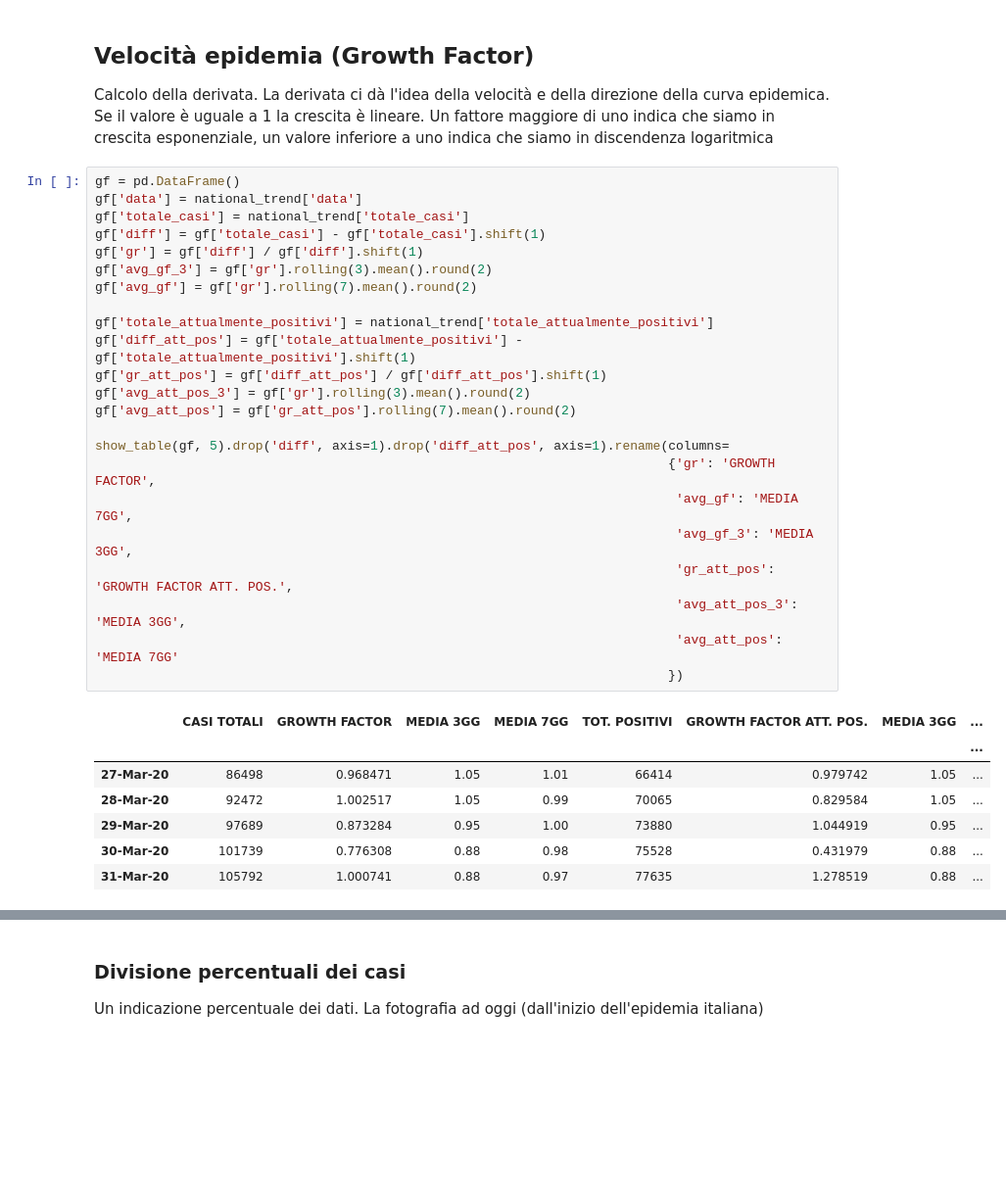
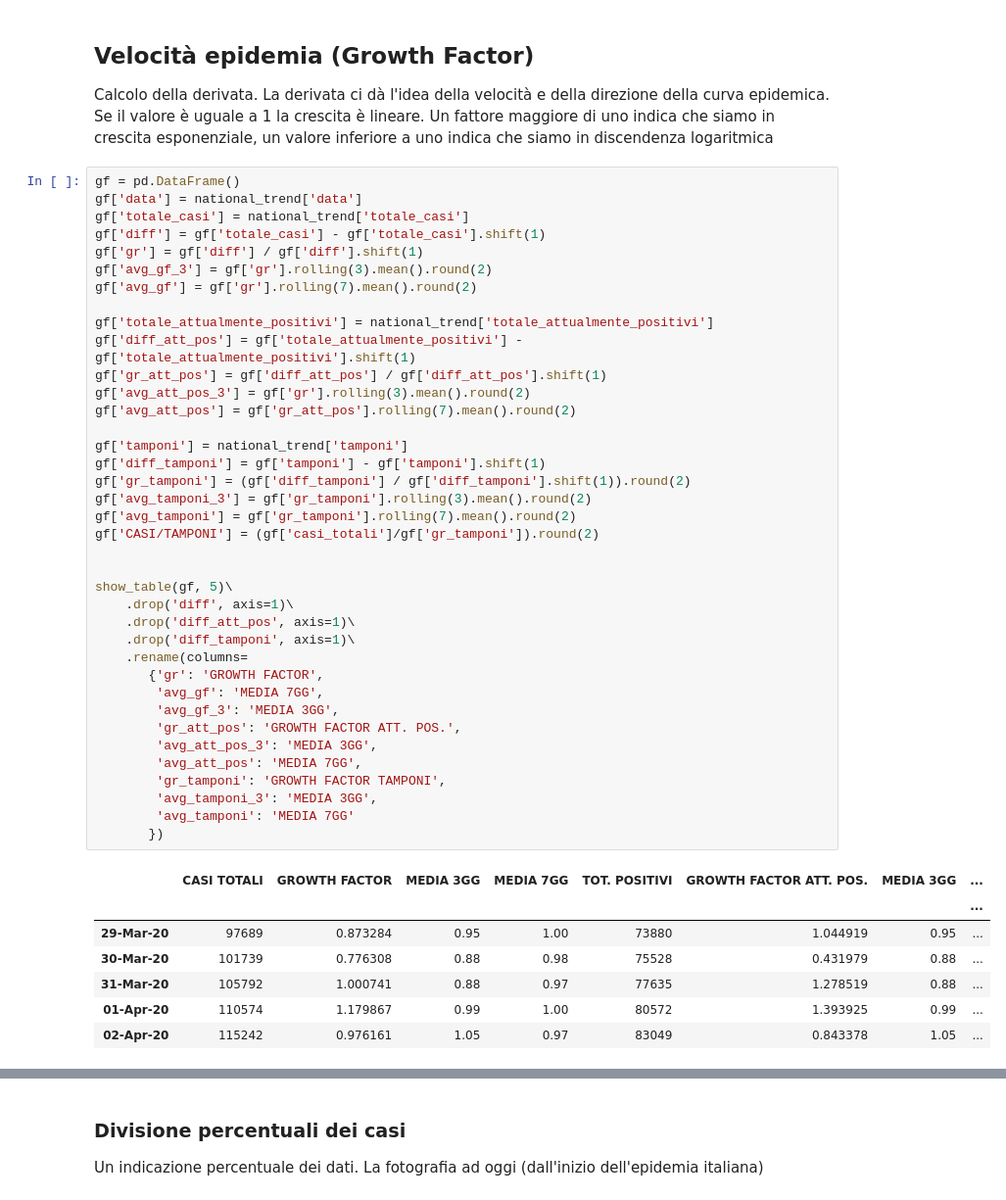
Before and after one commit to pasalino/Covid-19-PyAnalysis, a Jupyter notebook: Covid-19.ipynb, the cells around one changed output, grey strips where cells are left out. Shown at 98% size. Drawn from its saved outputs; the diff is of its cells as text; blank space fills up the shorter version.

```diff
--- a/Covid-19.ipynb
+++ b/Covid-19.ipynb
@@ -515,34 +566,49 @@ Calcolo della derivata. La derivata ci dà l'idea della velocità e della direzi
 # %%
 gf = pd.DataFrame()
 gf['data'] = national_trend['data']
 gf['totale_casi'] = national_trend['totale_casi']
 gf['diff'] = gf['totale_casi'] - gf['totale_casi'].shift(1)
 gf['gr'] = gf['diff'] / gf['diff'].shift(1)
 gf['avg_gf_3'] = gf['gr'].rolling(3).mean().round(2)
 gf['avg_gf'] = gf['gr'].rolling(7).mean().round(2)
 
 gf['totale_attualmente_positivi'] = national_trend['totale_attualmente_positivi']
 gf['diff_att_pos'] = gf['totale_attualmente_positivi'] - gf['totale_attualmente_positivi'].shift(1)
 gf['gr_att_pos'] = gf['diff_att_pos'] / gf['diff_att_pos'].shift(1)
 gf['avg_att_pos_3'] = gf['gr'].rolling(3).mean().round(2)
 gf['avg_att_pos'] = gf['gr_att_pos'].rolling(7).mean().round(2)
 
-show_table(gf, 5).drop('diff', axis=1).drop('diff_att_pos', axis=1).rename(columns=
-                                                                           {'gr': 'GROWTH FACTOR',
-                                                                            'avg_gf': 'MEDIA 7GG',
-                                                                            'avg_gf_3': 'MEDIA 3GG',
-                                                                            'gr_att_pos': 'GROWTH FACTOR ATT. POS.',
-                                                                            'avg_att_pos_3': 'MEDIA 3GG',
-                                                                            'avg_att_pos': 'MEDIA 7GG'
-                                                                           })
+gf['tamponi'] = national_trend['tamponi']
+gf['diff_tamponi'] = gf['tamponi'] - gf['tamponi'].shift(1)
+gf['gr_tamponi'] = (gf['diff_tamponi'] / gf['diff_tamponi'].shift(1)).round(2)
+gf['avg_tamponi_3'] = gf['gr_tamponi'].rolling(3).mean().round(2)
+gf['avg_tamponi'] = gf['gr_tamponi'].rolling(7).mean().round(2)
+gf['CASI/TAMPONI'] = (gf['casi_totali']/gf['gr_tamponi']).round(2)
+
+
+show_table(gf, 5)\
+    .drop('diff', axis=1)\
+    .drop('diff_att_pos', axis=1)\
+    .drop('diff_tamponi', axis=1)\
+    .rename(columns=
+       {'gr': 'GROWTH FACTOR',
+        'avg_gf': 'MEDIA 7GG',
+        'avg_gf_3': 'MEDIA 3GG',
+        'gr_att_pos': 'GROWTH FACTOR ATT. POS.',
+        'avg_att_pos_3': 'MEDIA 3GG',
+        'avg_att_pos': 'MEDIA 7GG',
+        'gr_tamponi': 'GROWTH FACTOR TAMPONI',
+        'avg_tamponi_3': 'MEDIA 3GG',
+        'avg_tamponi': 'MEDIA 7GG'
+       })
 # %% [output]
 |  | CASI TOTALI | GROWTH FACTOR | MEDIA 3GG | MEDIA 7GG | TOT. POSITIVI | GROWTH FACTOR ATT. POS. | MEDIA 3GG | ... |
 |  |  |  |  |  |  |  |  | ... |
-| 27-Mar-20 | 86498 | 0.968471 | 1.05 | 1.01 | 66414 | 0.979742 | 1.05 | ... |
-| 28-Mar-20 | 92472 | 1.002517 | 1.05 | 0.99 | 70065 | 0.829584 | 1.05 | ... |
 | 29-Mar-20 | 97689 | 0.873284 | 0.95 | 1.00 | 73880 | 1.044919 | 0.95 | ... |
 | 30-Mar-20 | 101739 | 0.776308 | 0.88 | 0.98 | 75528 | 0.431979 | 0.88 | ... |
 | 31-Mar-20 | 105792 | 1.000741 | 0.88 | 0.97 | 77635 | 1.278519 | 0.88 | ... |
+| 01-Apr-20 | 110574 | 1.179867 | 0.99 | 1.00 | 80572 | 1.393925 | 0.99 | ... |
+| 02-Apr-20 | 115242 | 0.976161 | 1.05 | 0.97 | 83049 | 0.843378 | 1.05 | ... |
 # %%
 data_y = gf[2:]['gr']
 
```
Also changed, not shown: parts of 25 cells of this notebook, 1 other file.
